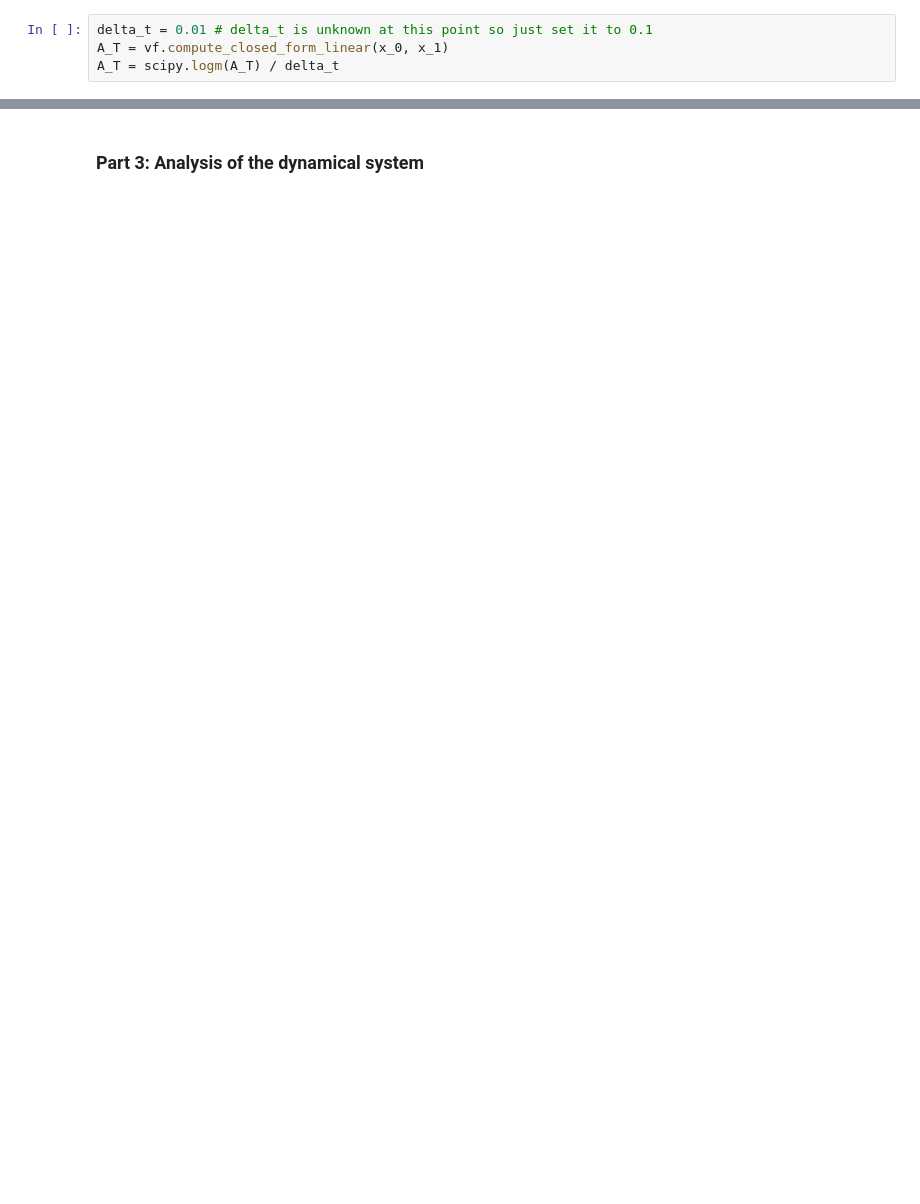
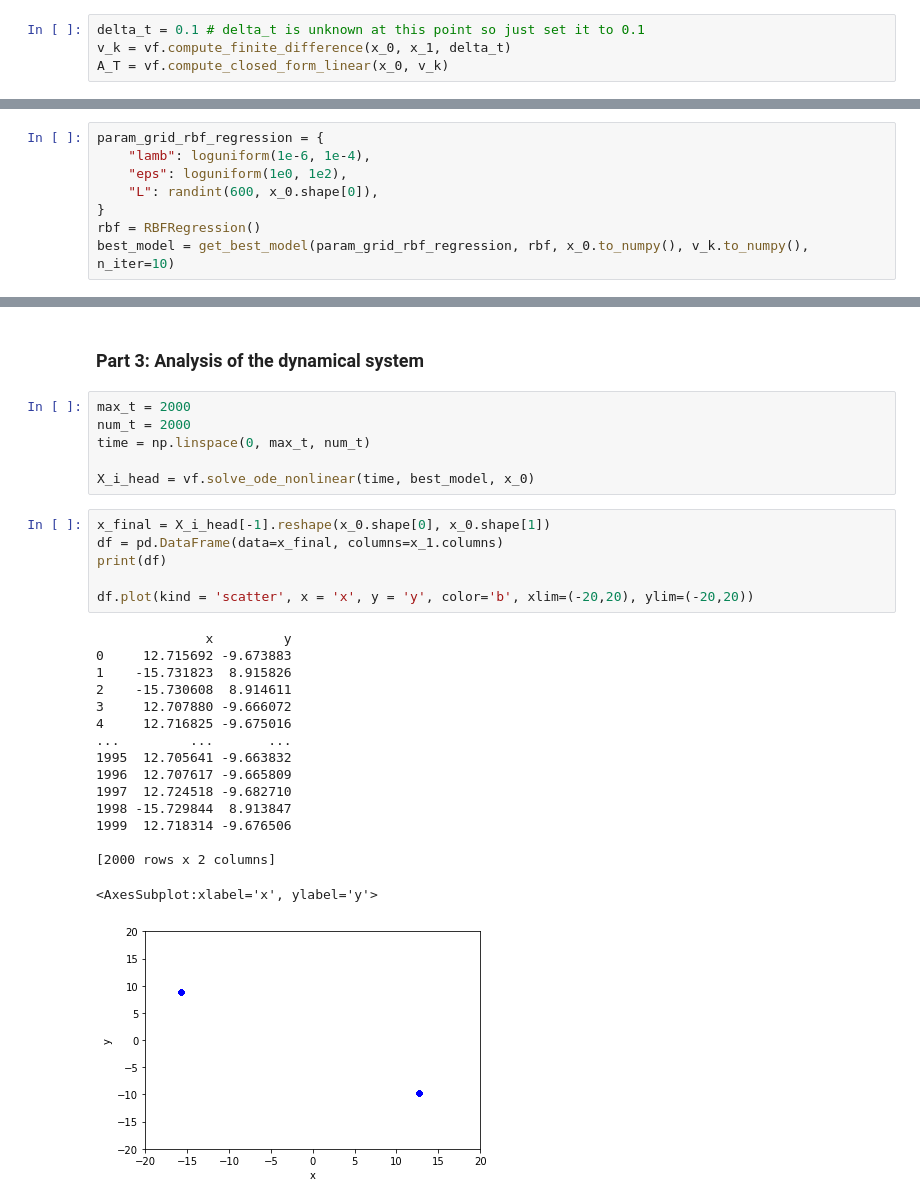
Before and after one commit to sonmikrafft-uni-MLCMS/ex5, a Jupyter notebook: task_3.ipynb, the cells around one changed output, grey strips where cells are left out. Drawn from its saved outputs; the diff is of its cells as text; blank space fills up the shorter version.

```diff
--- a/task_3.ipynb
+++ b/task_3.ipynb
@@ -49,6 +51,6 @@ x_1.plot(kind = 'scatter', x = 'x', y = 'y', color='b', ax=ax)
 # %% [markdown]
 ### Part 1: Estimate the vector field with a linear operator
 # %%
-delta_t = 0.01 # delta_t is unknown at this point so just set it to 0.1
-A_T = vf.compute_closed_form_linear(x_0, x_1)
-A_T = scipy.logm(A_T) / delta_t
+delta_t = 0.1 # delta_t is unknown at this point so just set it to 0.1
+v_k = vf.compute_finite_difference(x_0, x_1, delta_t)
+A_T = vf.compute_closed_form_linear(x_0, v_k)
@@ -99,2 +88,10 @@ Best delta_t is: 0.01
 # %% [markdown]
 ### Part 2: Estimate the vector field with radial basis functions
+# %%
+param_grid_rbf_regression = {
+    "lamb": loguniform(1e-6, 1e-4),
+    "eps": loguniform(1e0, 1e2),
+    "L": randint(600, x_0.shape[0]),
+}
+rbf = RBFRegression()
+best_model = get_best_model(param_grid_rbf_regression, rbf, x_0.to_numpy(), v_k.to_numpy(), n_iter=10)
@@ -101,2 +150,31 @@ Best delta_t is: 0.01
 # %% [markdown]
 ### Part 3: Analysis of the dynamical system
+# %%
+max_t = 2000
+num_t = 2000
+time = np.linspace(0, max_t, num_t)
+
+X_i_head = vf.solve_ode_nonlinear(time, best_model, x_0)
+# %%
+x_final = X_i_head[-1].reshape(x_0.shape[0], x_0.shape[1])
+df = pd.DataFrame(data=x_final, columns=x_1.columns)
+print(df)
+
+df.plot(kind = 'scatter', x = 'x', y = 'y', color='b', xlim=(-20,20), ylim=(-20,20))
+# %% [output]
+              x         y
+0     12.715692 -9.673883
+1    -15.731823  8.915826
+2    -15.730608  8.914611
+3     12.707880 -9.666072
+4     12.716825 -9.675016
+...         ...       ...
+1995  12.705641 -9.663832
+1996  12.707617 -9.665809
+1997  12.724518 -9.682710
+1998 -15.729844  8.913847
+1999  12.718314 -9.676506
+
+[2000 rows x 2 columns]
+<AxesSubplot:xlabel='x', ylabel='y'>
+[figure, added]
```
Also changed, not shown: parts of 10 cells of this notebook.
